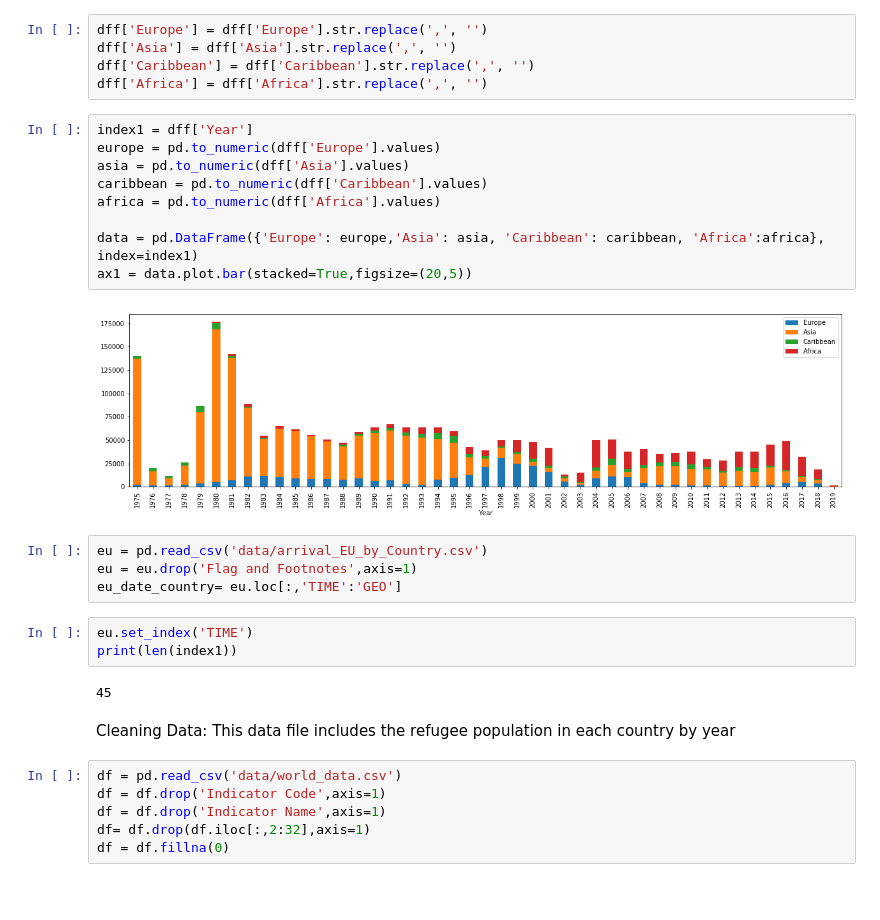
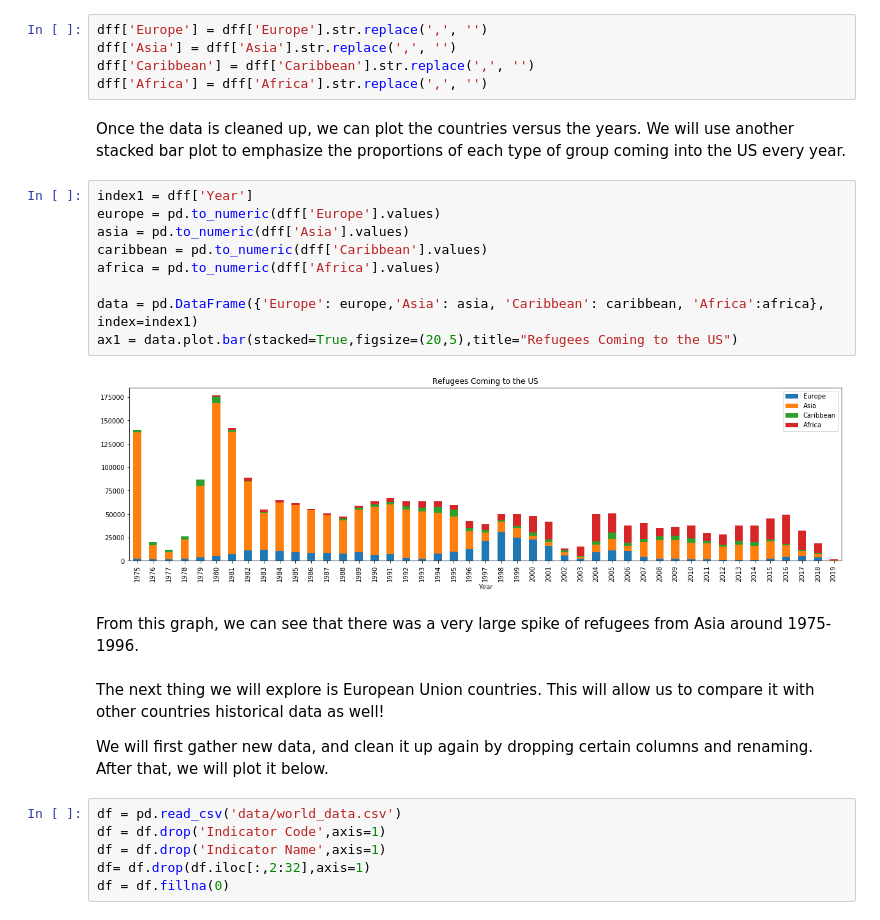
Before and after one commit to jordanrmess/USrefugees, a Jupyter notebook: final.ipynb, the cells around one changed output. Saved outputs shown, nothing was run; the diff lists cells and outputs as text; blank space fills up the shorter version.

```diff
--- a/final.ipynb
+++ b/final.ipynb
@@ -74,29 +89,25 @@ dff['Europe'] = dff['Europe'].str.replace(',', '')
 dff['Asia'] = dff['Asia'].str.replace(',', '')
 dff['Caribbean'] = dff['Caribbean'].str.replace(',', '')
 dff['Africa'] = dff['Africa'].str.replace(',', '')
+# %% [markdown]
+Once the data is cleaned up, we can plot the countries versus the years. We will use another stacked bar plot to emphasize the proportions of each type of group coming into the US every year.
 # %%
 index1 = dff['Year']
 europe = pd.to_numeric(dff['Europe'].values)
 asia = pd.to_numeric(dff['Asia'].values)
 caribbean = pd.to_numeric(dff['Caribbean'].values)
 africa = pd.to_numeric(dff['Africa'].values)
 
 data = pd.DataFrame({'Europe': europe,'Asia': asia, 'Caribbean': caribbean, 'Africa':africa}, index=index1)
-ax1 = data.plot.bar(stacked=True,figsize=(20,5))
+ax1 = data.plot.bar(stacked=True,figsize=(20,5),title="Refugees Coming to the US")
 # %% [output]
-[figure, old version]
+[figure, new version]
-# %%
-eu = pd.read_csv('data/arrival_EU_by_Country.csv')
-eu = eu.drop('Flag and Footnotes',axis=1)
-eu_date_country= eu.loc[:,'TIME':'GEO']
-# %%
-eu.set_index('TIME')
-print(len(index1))
-# %% [output]
-45
-# %% [markdown]
-Cleaning Data:
-This data file includes the refugee population in each country by year
+# %% [markdown]
+From this graph, we can see that there was a very large spike of refugees from Asia around 1975-1996.
+# %% [markdown]
+The next thing we will explore is European Union countries. This will allow us to compare it with other countries historical data as well!
+
+We will first gather new data, and clean it up again by dropping certain columns and renaming. After that, we will plot it below.
 # %%
 df = pd.read_csv('data/world_data.csv')
 df = df.drop('Indicator Code',axis=1)
```
Also changed, not shown: parts of 19 cells of this notebook.
